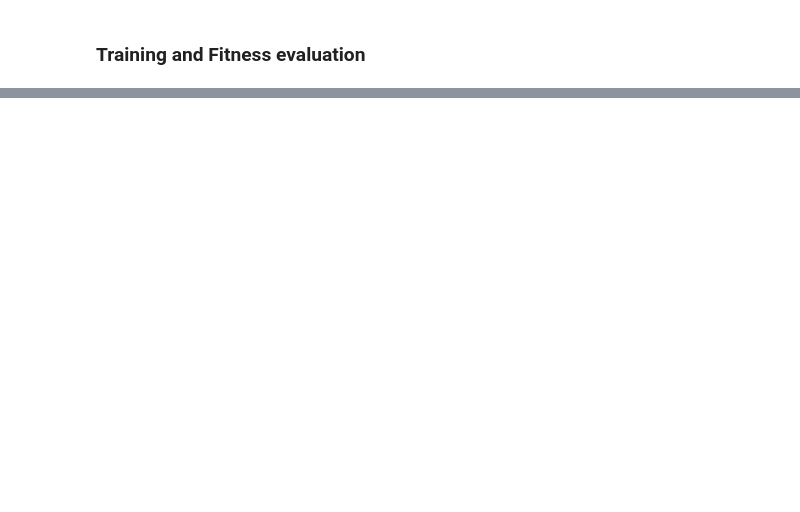
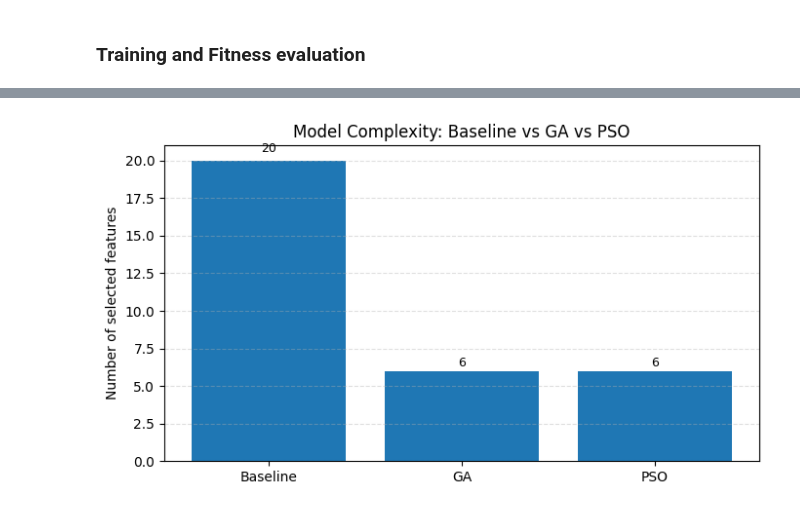
Before and after one commit to kad11x/ml-service, a Jupyter notebook: data_scraper/Testing/genetic_algorithm_training.ipynb, the cells around one changed output, grey strips where cells are left out. Saved outputs shown, nothing was run; the diff lists cells and outputs as text; code cells hidden in the pictures; blank space fills up the shorter version.

```diff
--- a/data_scraper/Testing/genetic_algorithm_training.ipynb
+++ b/data_scraper/Testing/genetic_algorithm_training.ipynb
@@ -220,0 +711,20 @@ def evaluate_subset_cv(
+# %%
+n_features_list = [
+    len(baseline_cols),
+    len(ga_cols),
+    len(pso_cols),
+]
+
+plt.figure(figsize=(7,4))
+bars = plt.bar(methods, n_features_list)
+
+for i, v in enumerate(n_features_list):
+    plt.text(i, v * 1.02, f"{v}", ha="center", va="bottom", fontsize=9)
+
+plt.ylabel("Number of selected features")
+plt.title("Model Complexity: Baseline vs GA vs PSO")
+plt.grid(axis="y", linestyle="--", alpha=0.4)
+plt.tight_layout()
+plt.show()
+# %% [output]
+[figure, added]
```
Also changed, not shown: parts of 20 cells of this notebook, 2 other files.
